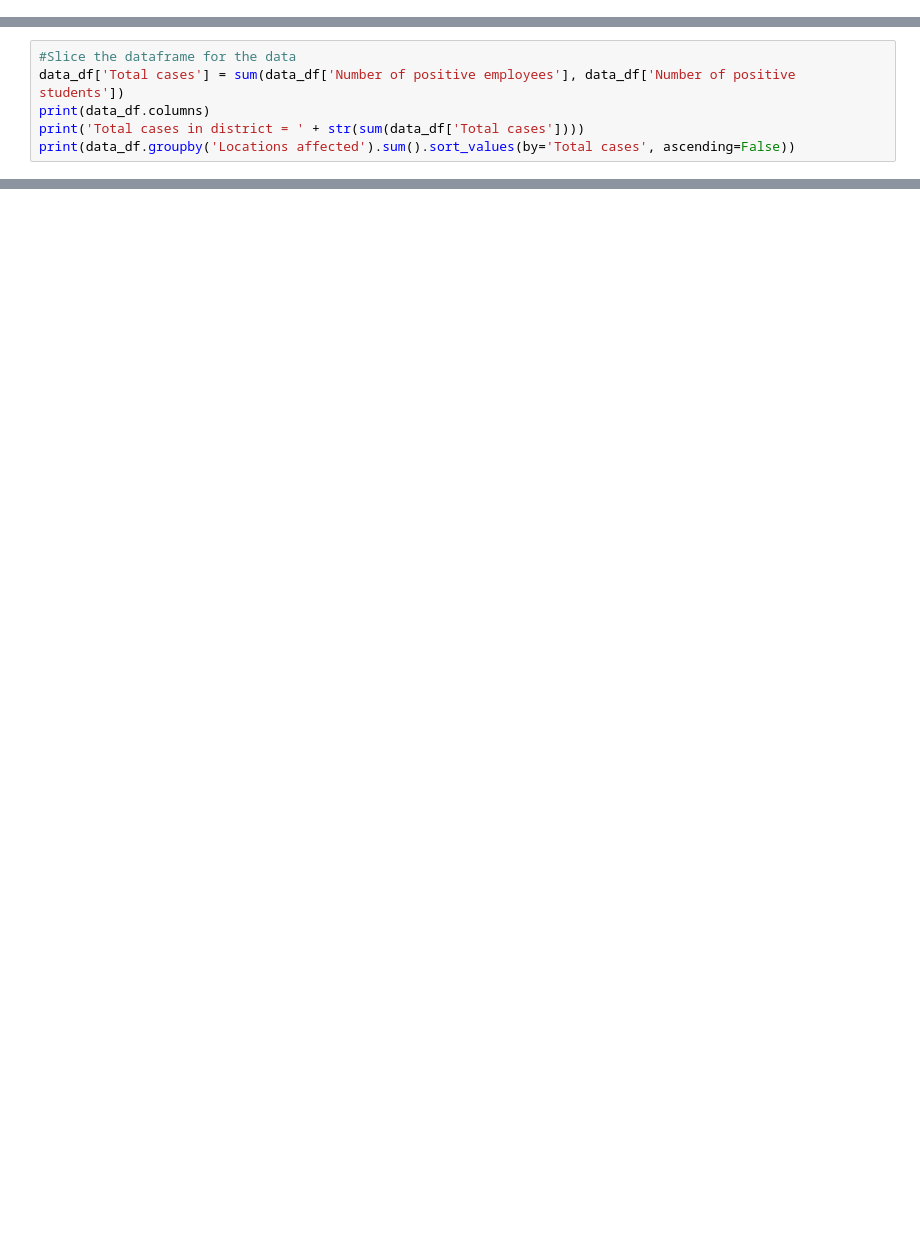
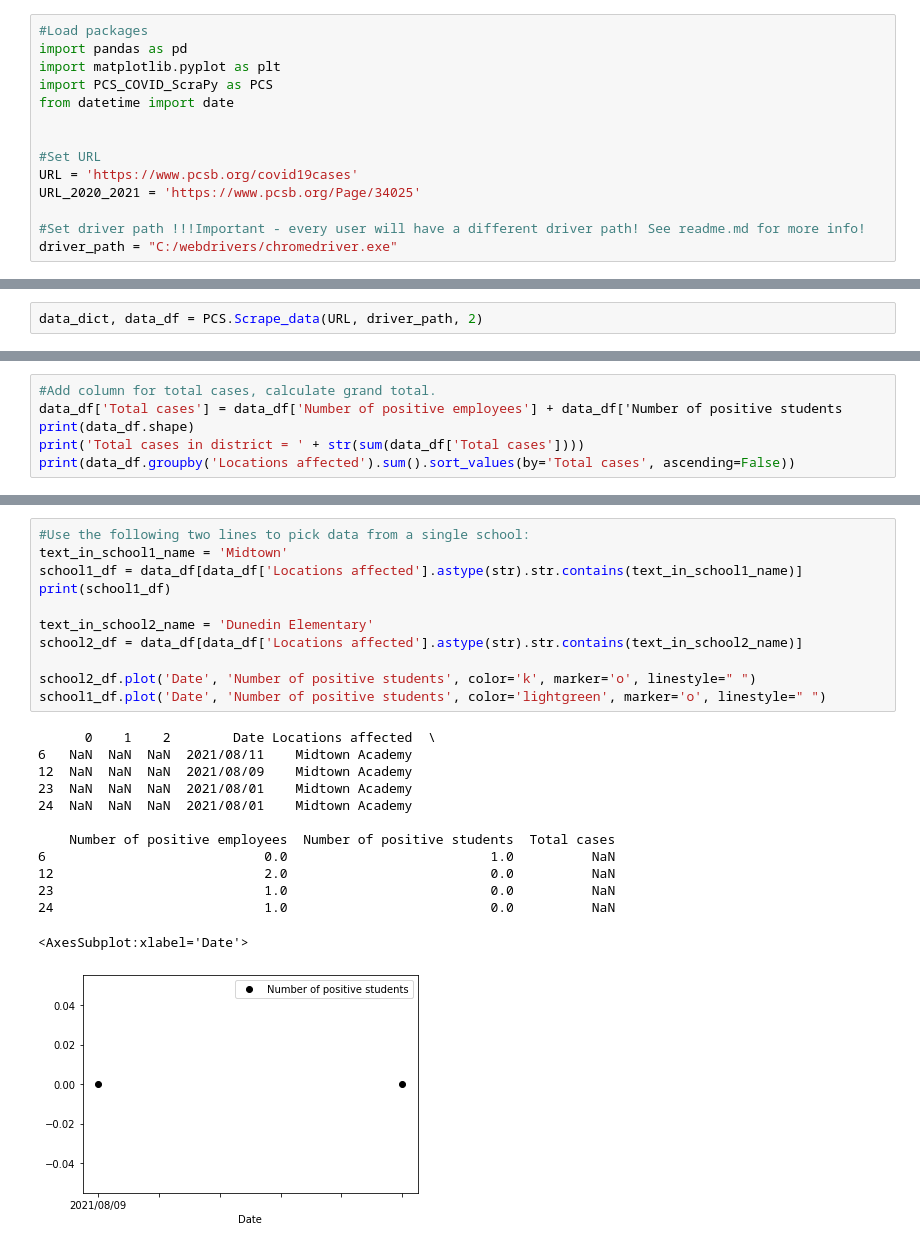
Before and after one commit to Rosenheim-Lab/PCS_COVID, a Jupyter notebook: dashboard_scrape.ipynb, the cells around one changed output, grey strips where cells are left out. Saved outputs shown, nothing was run; the diff lists cells and outputs as text; blank space fills up the shorter version.

Commit message:
Move all functions to module PCS_COVID_ScraPy, simplify notebook for data analysis, and create gitignore file.

```diff
--- a/dashboard_scrape.ipynb
+++ b/dashboard_scrape.ipynb
@@ -214,0 +9,14 @@ pd.DataFrame.to_csv(data_df, 'data_dump_20210816')
+# %%
+#Load packages
+import pandas as pd
+import matplotlib.pyplot as plt
+import PCS_COVID_ScraPy as PCS
+from datetime import date
+
+
+#Set URL
+URL = 'https://www.pcsb.org/covid19cases'
+URL_2020_2021 = 'https://www.pcsb.org/Page/34025'
+
+#Set driver path !!!Important - every user will have a different driver path! See readme.md for more info!
+driver_path = "C:/webdrivers/chromedriver.exe"
@@ -214,0 +35,2 @@ pd.DataFrame.to_csv(data_df, 'data_dump_20210816')
+# %%
+data_dict, data_df = PCS.Scrape_data(URL, driver_path, 2)
@@ -215,7 +60,7 @@ pd.DataFrame.to_csv(data_df, 'data_dump_20210816')
 # %%
-#Slice the dataframe for the data
-data_df['Total cases'] = sum(data_df['Number of positive employees'], data_df['Number of positive students'])
-print(data_df.columns)
+#Add column for total cases, calculate grand total.
+data_df['Total cases'] = data_df['Number of positive employees'] + data_df['Number of positive students
+print(data_df.shape)
 print('Total cases in district = ' + str(sum(data_df['Total cases'])))
 print(data_df.groupby('Locations affected').sum().sort_values(by='Total cases', ascending=False))
 # %% [output]
@@ -238,0 +111,25 @@ Woodlawn Elementary School                         0.0
+# %%
+#Use the following two lines to pick data from a single school:
+text_in_school1_name = 'Midtown'
+school1_df = data_df[data_df['Locations affected'].astype(str).str.contains(text_in_school1_name)]
+print(school1_df)
+
+text_in_school2_name = 'Dunedin Elementary'
+school2_df = data_df[data_df['Locations affected'].astype(str).str.contains(text_in_school2_name)]
+
+school2_df.plot('Date', 'Number of positive students', color='k', marker='o', linestyle=" ")
+school1_df.plot('Date', 'Number of positive students', color='lightgreen', marker='o', linestyle=" ")
+# %% [output]
+      0    1    2        Date Locations affected  \
+6   NaN  NaN  NaN  2021/08/11    Midtown Academy
+12  NaN  NaN  NaN  2021/08/09    Midtown Academy
+23  NaN  NaN  NaN  2021/08/01    Midtown Academy
+24  NaN  NaN  NaN  2021/08/01    Midtown Academy
+
+    Number of positive employees  Number of positive students  Total cases
+6                            0.0                          1.0          NaN
+12                           2.0                          0.0          NaN
+23                           1.0                          0.0          NaN
+24                           1.0                          0.0          NaN
+<AxesSubplot:xlabel='Date'>
+[figure, added]
```
Also changed, not shown: parts of 16 cells of this notebook, 3 other files.
